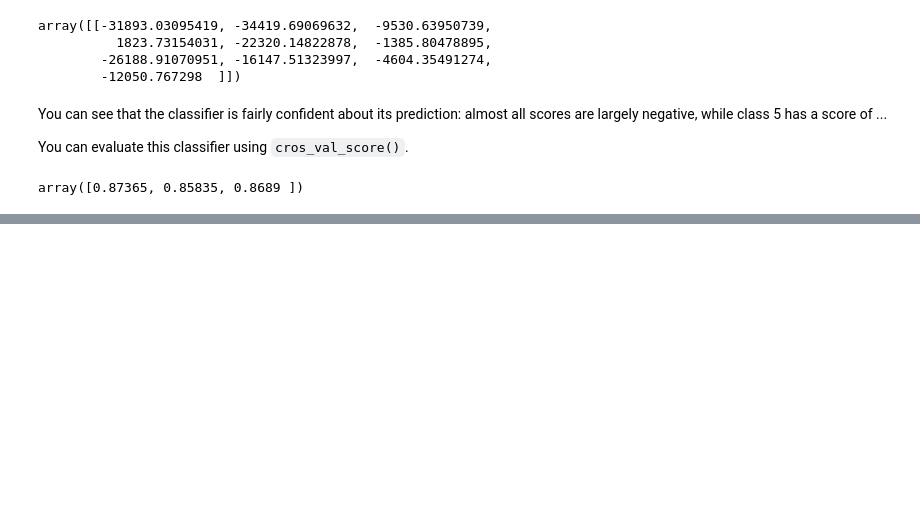
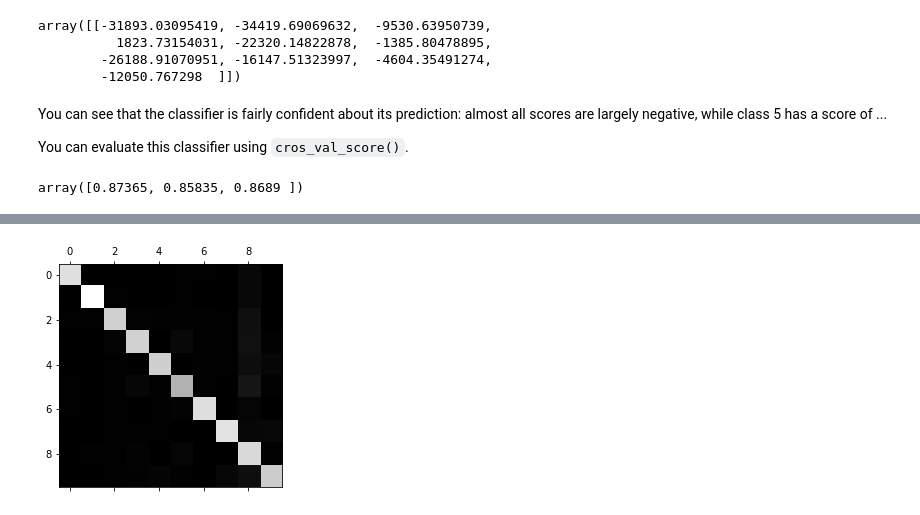
Before and after one commit to bexxmodd/Hands-On-ML, a Jupyter notebook: Ch3_classification.ipynb, the cells around one changed output, grey strips where cells are left out. Drawn from its saved outputs; the diff is of its cells as text; code cells hidden in the pictures; blank space fills up the shorter version.

```diff
--- a/Ch3_classification.ipynb
+++ b/Ch3_classification.ipynb
@@ -358,5 +358,5 @@ We get 84% on all test folds. If we used a random classifier we would get 10%. W
 from sklearn.preprocessing import StandardScaler
 
 scaler = StandardScaler()
-_train_scaled = scaler.fit_transform(X_train.astype(np.float64))
-cross_val_score(sgd_clf, x_train_scaled, y_train, cv=3, scoring='accuracy')
+X_train_scaled = scaler.fit_transform(X_train.astype(np.float64))
+cross_val_score(sgd_clf, X_train_scaled, y_train, cv=3, scoring='accuracy')
@@ -364,0 +369,5 @@ cross_val_score(sgd_clf, x_train_scaled, y_train, cv=3, scoring='accuracy')
+# %%
+# Let's look at the confusion matrix
+y_train_pred = cross_val_predict(sgd_clf, X_train_scaled, y_train, cv=3)
+conf_mx = confusion_matrix(y_train, y_train_pred)
+print(conf_mx)
@@ -364,0 +385,6 @@ cross_val_score(sgd_clf, x_train_scaled, y_train, cv=3, scoring='accuracy')
+# %%
+# Let's look ath the image of the confusion matrix
+plt.matshow(conf_mx, cmap=plt.cm.gray)
+plt.show()
+# %% [output]
+[figure, added]
```
Also changed, not shown: parts of 13 cells of this notebook.
